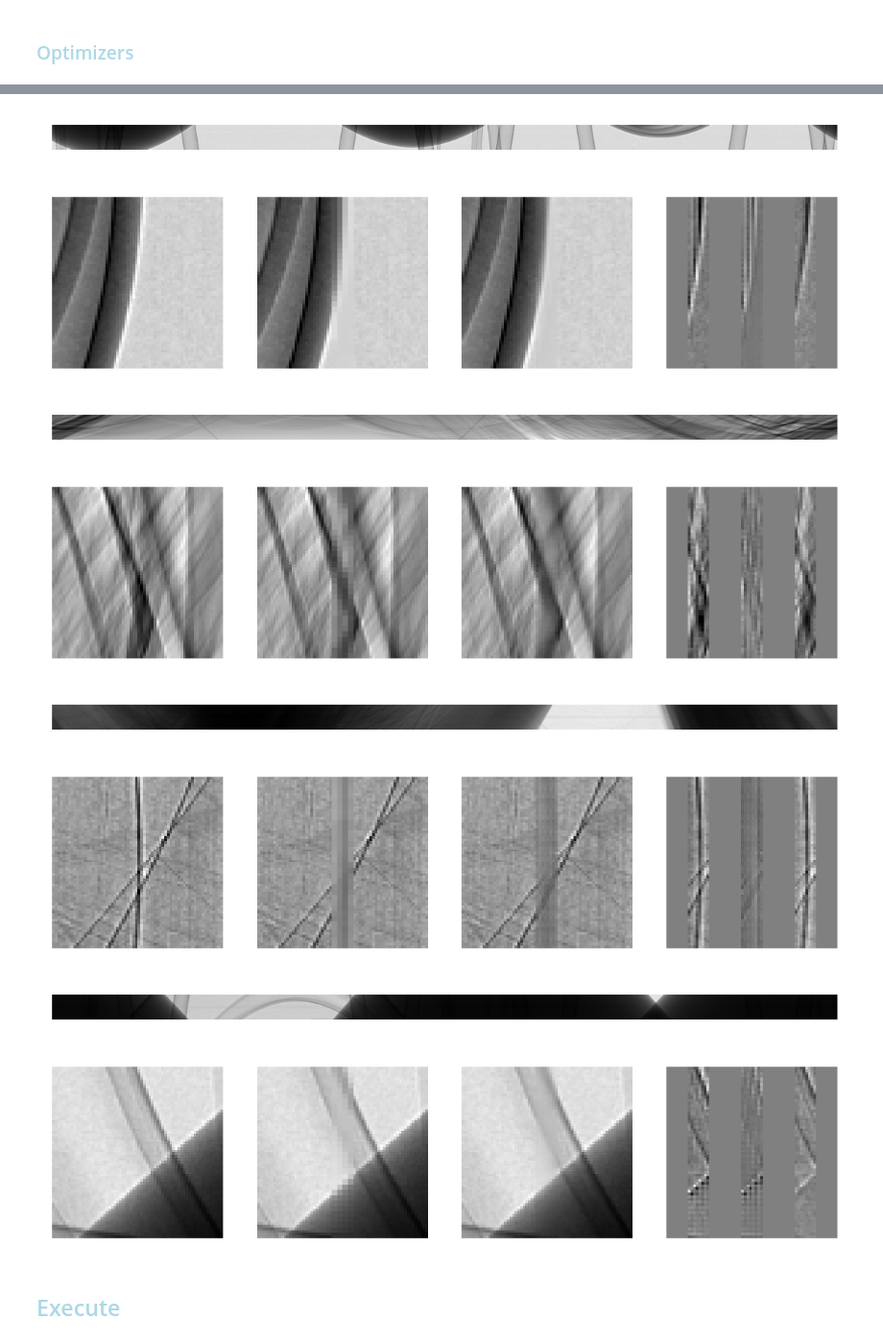
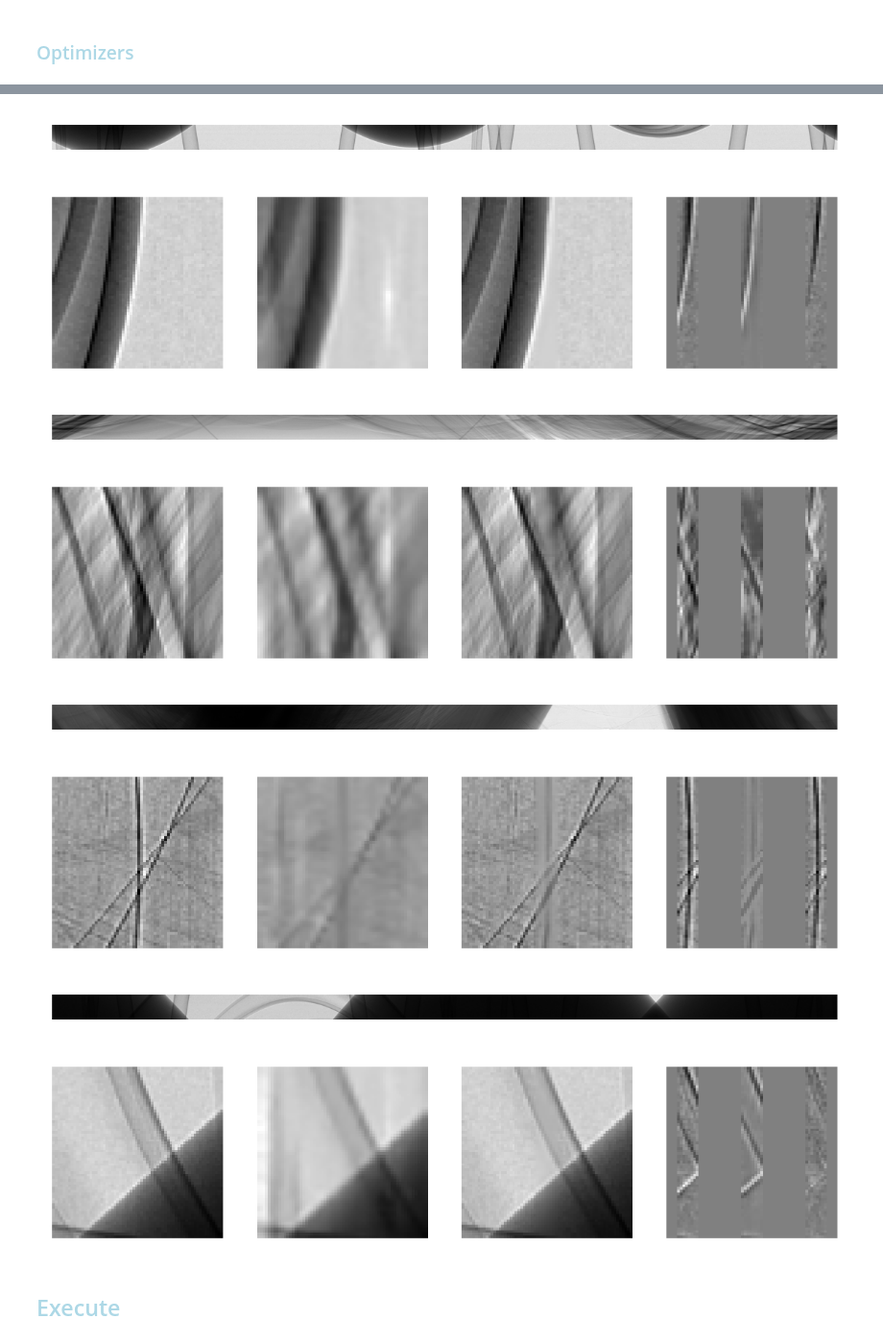
Before and after one commit to AustralianSynchrotron/sinogap, a Jupyter notebook: sinogap_bp2.ipynb, the cells around one changed output, grey strips where cells are left out. Shown at 96% size. Saved outputs shown, nothing was run; the diff lists cells and outputs as text; code cells hidden in the pictures.

```diff
--- a/sinogap_bp2.ipynb
+++ b/sinogap_bp2.ipynb
@@ -501,31 +568,0 @@ sg.metrices = {
-# %%
-sg.freeGPUmem()
-sg.freeGPUmem()
-
-sg.optimizer_G = None
-savedCheckPoint = f"checkPoint_{sg.TCfg.exec}"
-sg.epoch, sg.imer, sg.minGEpoch, sg.minGLoss, sg.startFrom, sg.resAcc = \
-    sg.restoreCheckpoint(savedCheckPoint+".pth")
-sg.startFrom = 0
-#sg.load_model(sg.generator.lowResGenerator, model_path="tmp.pt" )
-
-#sg.epoch, sg.imer, sg.minGEpoch, sg.minGdLoss, sg.startFrom = 0, 0, 0, 1, 0
-sg.writer = sg.createWriter(sg.TCfg.logDir, True)
-#sg.writer.add_graph(sg.generator, ((sg.refImages, sg.refNoises),) )
-#sg.writer.add_graph(sg.discriminator, refImages)
-sg.optimizers_G  = [sg.optimizer_G,]
-
-
-
-#sg.scheduler_G.gamma = 1-0.01
-#sg.scheduler_D.gamma = 1-0.005
-#sg.optimizer_G.step()
-#torch.optim.lr_scheduler.LambdaLR(sg.optimizer_G, lambda epoch: 1).step()
-#sg.optimizer_D.step()
-#torch.optim.lr_scheduler.LambdaLR(sg.optimizer_D, lambda epoch: 0.05).step()
-
-if sg.scheduler_G is not None:
-    print(f"Initial LR : G {sg.scheduler_G.get_last_lr()[0]:.3e} ({sg.scheduler_G.get_last_lr()[0]/sg.TCfg.learningRateG:.4f})")
-
-sg.freeGPUmem()
-sg.freeGPUmem()
@@ -534,22 +569,17 @@ OutOfMemoryError: CUDA out of memory. Tried to allocate 18.00 MiB. GPU 2 has a t
 # %%
-sg.freeGPUmem()
-sg.freeGPUmem()
-
-#sg.optimizers_G[0].zero_grad(set_to_none=True)
-#sg.load_model(sg.generator.lowResGenerator, model_path="model_2_gen.pt" )
-sg.generator.eval()
-with torch.no_grad() :
-    _ = sg.displayImages()
-    #_ = sg.summarizeMe(sg.testLoader, False)
+#sg.generator.brickGenerator.lowResGenerator = None
+sg.generator.train()
+_ = sg.displayImages()
+#_ = sg.summarizeMe(sg.testLoader, False)
 # %% [output]
 [figure]
-[figure, old version]
+[figure, new version]
 [figure]
-[figure, old version]
+[figure, new version]
 [figure]
-[figure, old version]
+[figure, new version]
 [figure]
-[figure, old version]
+[figure, new version]
 # %% [markdown]
 ## <font style="color:lightblue">Execute</font>
 # %%
```
Also changed, not shown: parts of 25 cells of this notebook, 5 other files.
